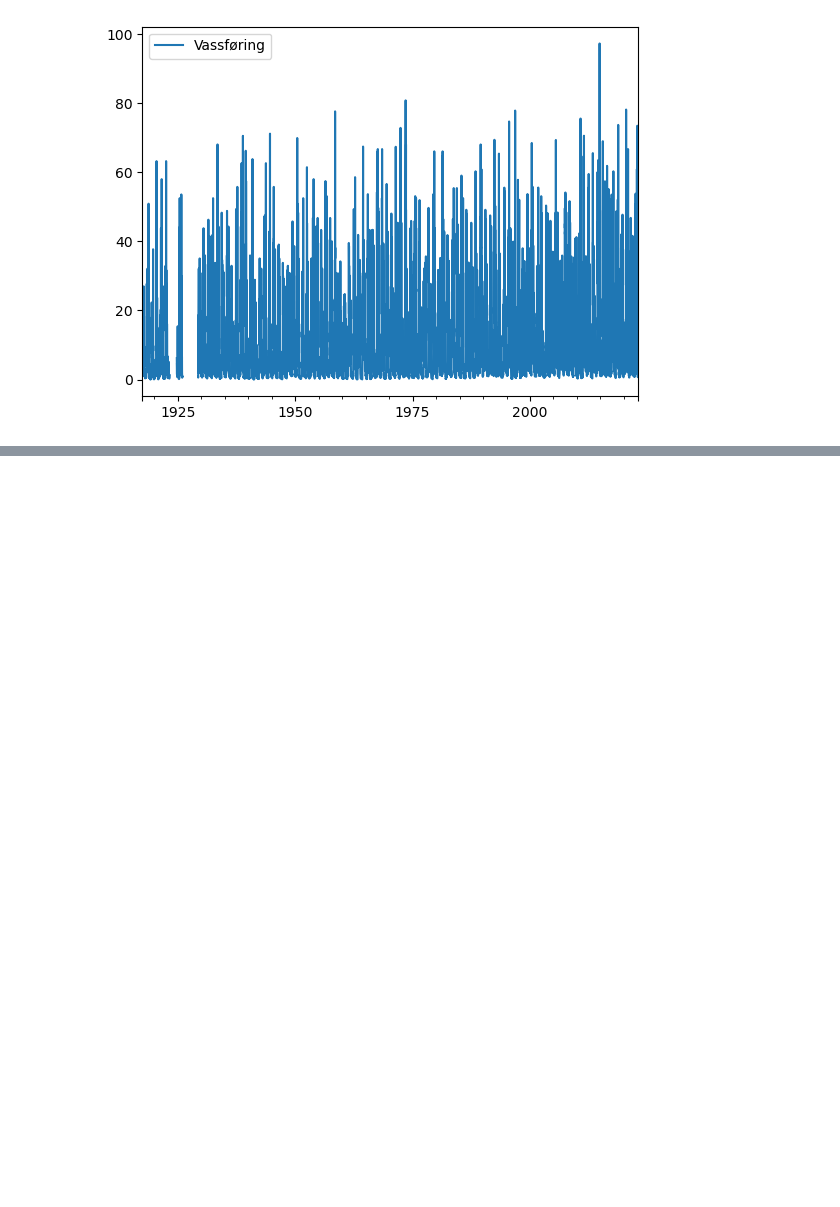
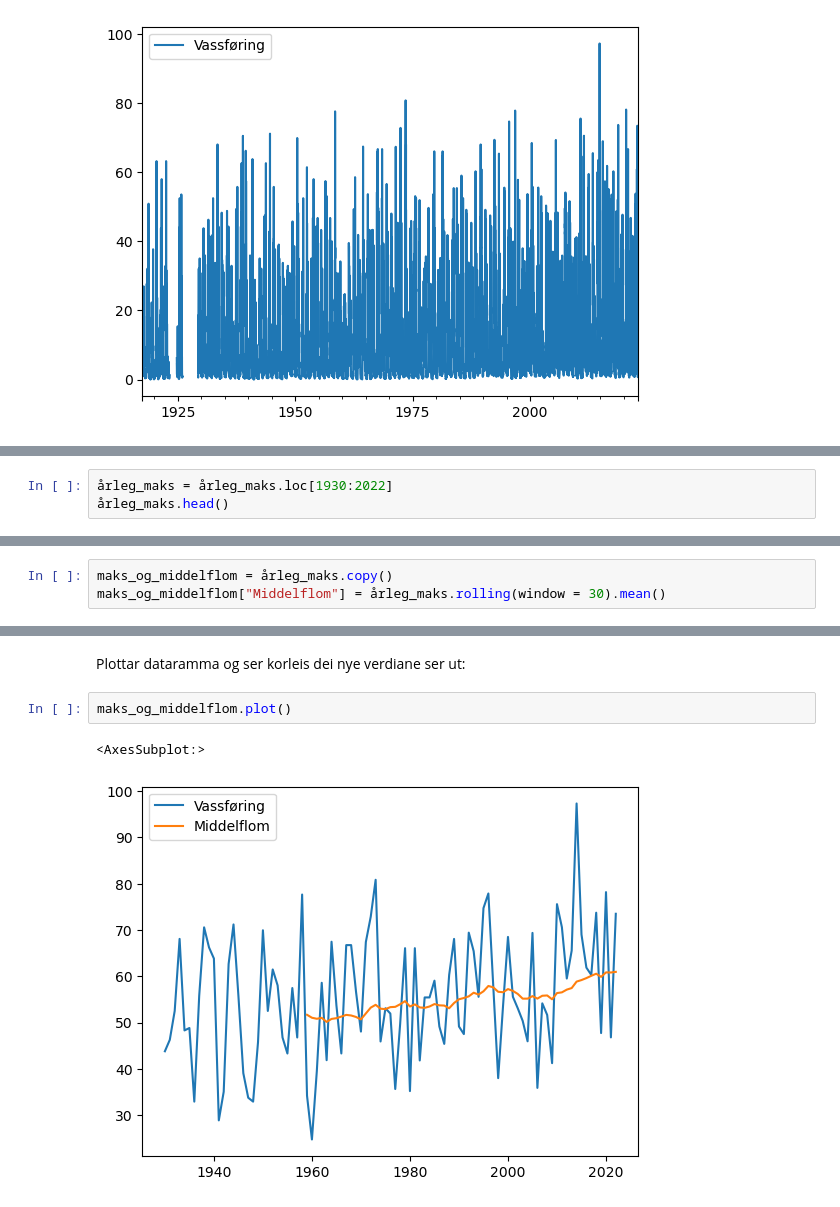
Before and after one commit to lektorodd/lektorodd.github.io, a Jupyter notebook: posts/hydrologimodellering/index.ipynb, the cells around one changed output, grey strips where cells are left out. Drawn from its saved outputs; the diff is of its cells as text; blank space fills up the shorter version.

```diff
--- a/posts/hydrologimodellering/index.ipynb
+++ b/posts/hydrologimodellering/index.ipynb
@@ -90,0 +110,3 @@ For å rekna ut dette må me altså først finna den maksimale vassføringa per
+# %%
+årleg_maks = årleg_maks.loc[1930:2022]
+årleg_maks.head()
@@ -90,0 +122,3 @@ For å rekna ut dette må me altså først finna den maksimale vassføringa per
+# %%
+maks_og_middelflom = årleg_maks.copy()
+maks_og_middelflom["Middelflom"] = årleg_maks.rolling(window = 30).mean()
@@ -90,0 +145,7 @@ For å rekna ut dette må me altså først finna den maksimale vassføringa per
+# %% [markdown]
+Plottar dataramma og ser korleis dei nye verdiane ser ut:
+# %%
+maks_og_middelflom.plot()
+# %% [output]
+<AxesSubplot:>
+[figure, added]
```
Also changed, not shown: parts of 16 cells of this notebook.
